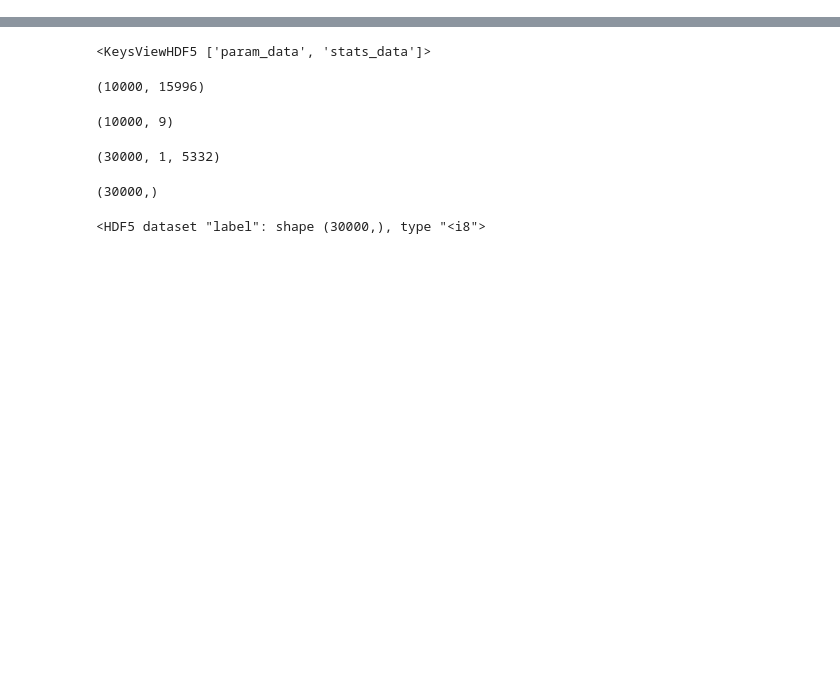
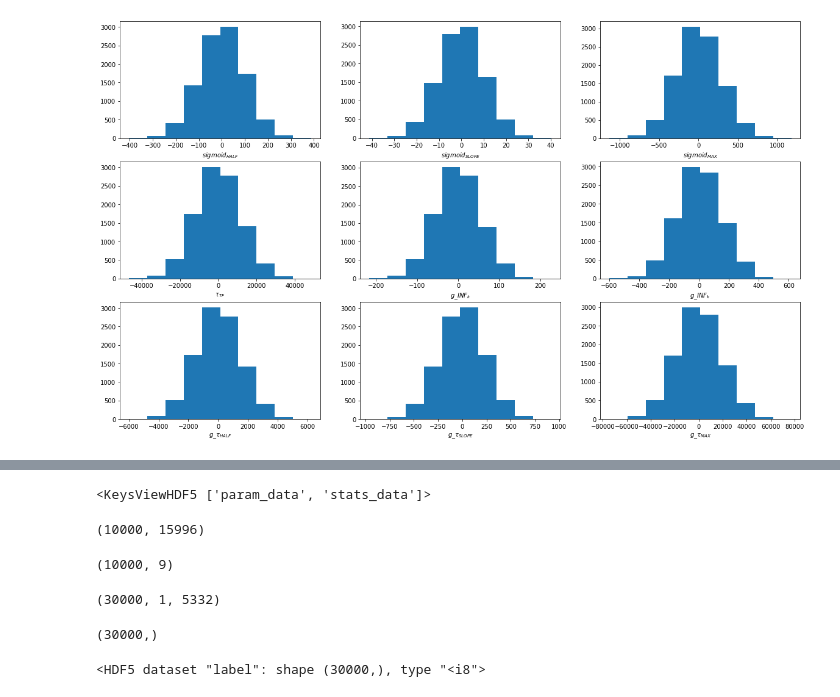
Before and after one commit to holmosaint/delfi, a Jupyter notebook: model/Ribon/Ribon Simulation.ipynb, the cells around one changed output, grey strips where cells are left out. Saved outputs shown, nothing was run; the diff lists cells and outputs as text; code cells hidden in the pictures; blank space fills up the shorter version.

```diff
--- a/model/Ribon/Ribon Simulation.ipynb
+++ b/model/Ribon/Ribon Simulation.ipynb
@@ -20,24 +20,26 @@ true_feature.shape
 # %%
 labels_params = [
             r'${sigmoid}_{HALF}$',
             r'${sigmoid}_{SLOPE}$',
             r'${sigmoid}_{MAX}$', r'$\tau_{TF}$',
             r'$g\_{INF}_k$', r'$g\_{INF}_k$',
             r'$g\_\tau_{HALF}$', r'$g\_\tau_{SLOPE}$',
             r'$g\_\tau_{MAX}$'
         ]
 
-base_dir = './Result/He/atomic_comb_maf_2000'.format(1)
+base_dir = 'Result/He/atomic_mog_10000/mog-round_3-n_train_10000'.format(1)
 post_params_file = os.path.join(base_dir, 'param_samples.npy')
 
 params = np.load(post_params_file)
 
 fig = plt.figure(figsize=(20, 12))
 for i in range(params.shape[-1]):
     plt.subplot(3, 3, i + 1)
     plt.hist(params[:, i])
     plt.xlabel(labels_params[i])
 plt.savefig(os.path.join(base_dir, 'param_hist.png'), dpi=400)
+# %% [output]
+[figure, added]
 # %%
 means_params = np.mean(params, axis=0)
 
```
Also changed, not shown: parts of 3 cells of this notebook, 4 other files.
